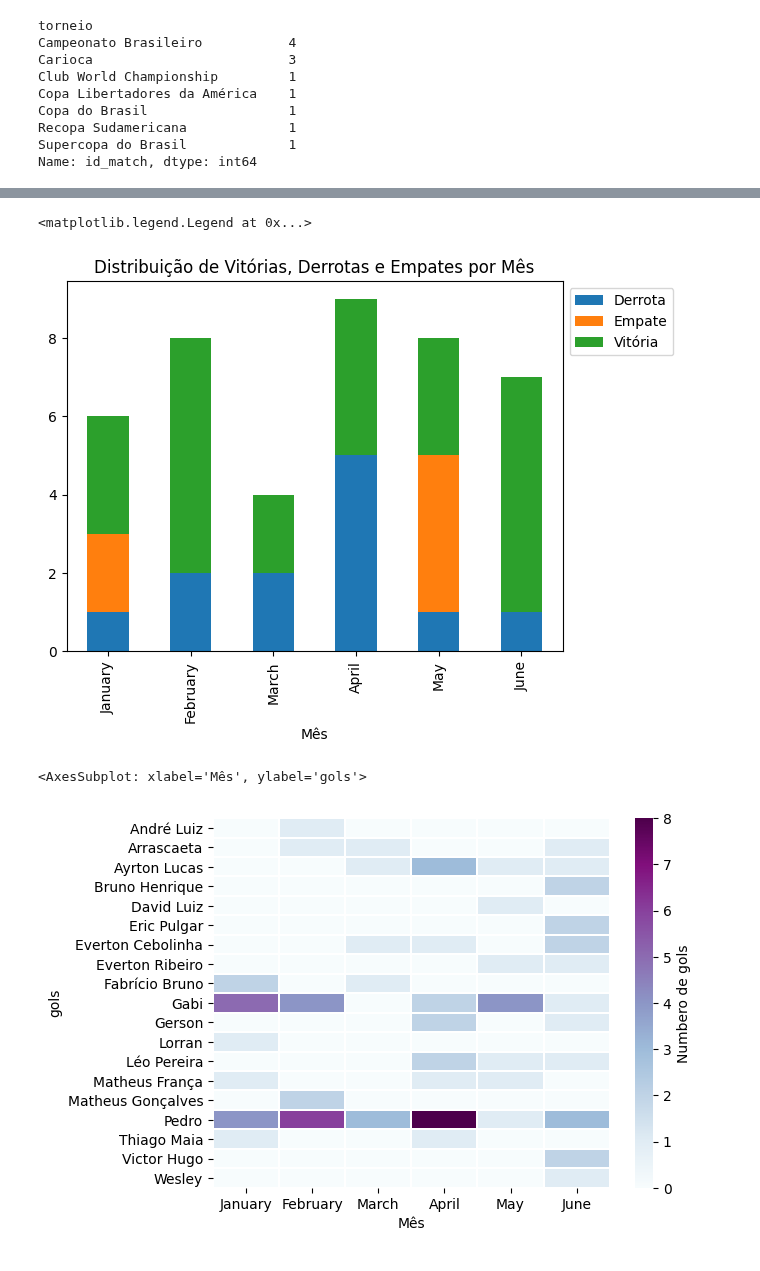
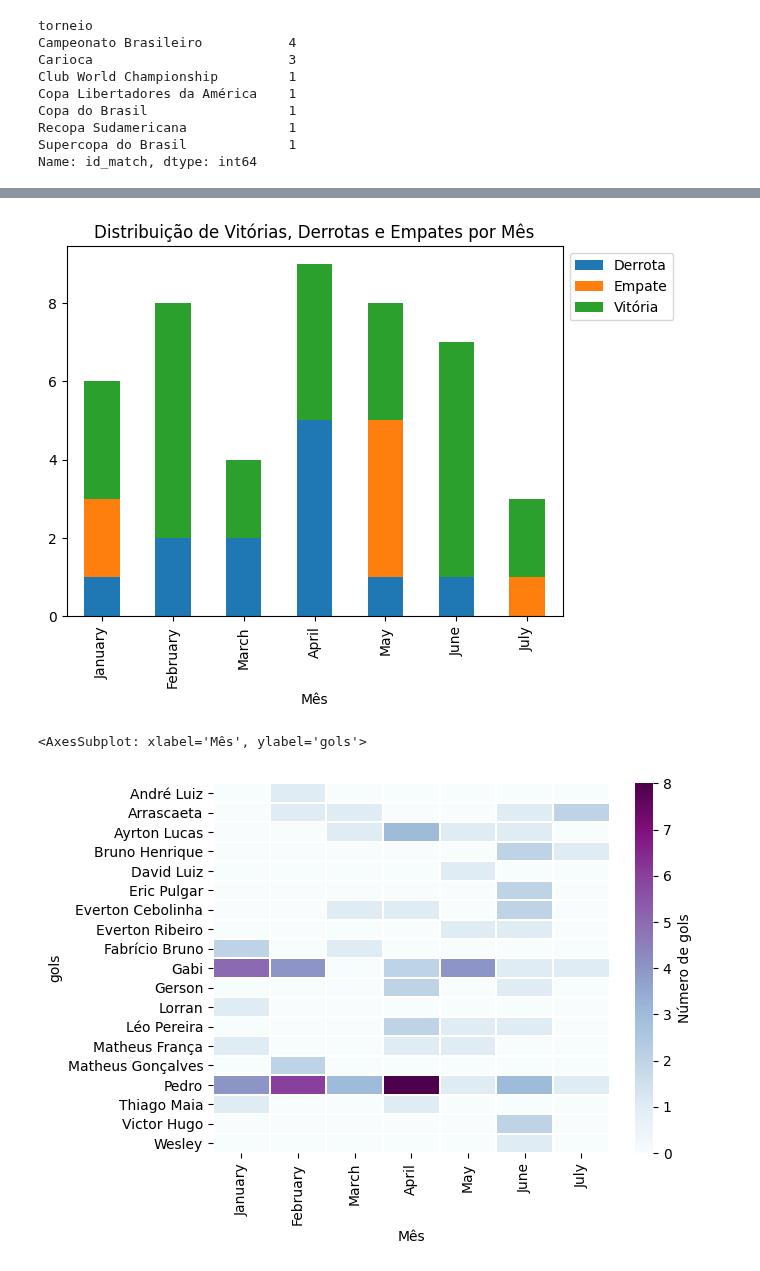
Before and after one commit to williamjouse/jogos-Flamengo-2023, a Jupyter notebook: analysis.ipynb, the cells around one changed output, grey strips where cells are left out. Drawn from its saved outputs; the diff is of its cells as text; code cells hidden in the pictures.

```diff
--- a/analysis.ipynb
+++ b/analysis.ipynb
@@ -181,8 +189,7 @@ Aproveitamento pontos: 81/129
 # %% [markdown]
 **Número de Gols por mês**
 # %%
-new_order = ['January', 'February', 'March', 'April', 'May', 'June']
-             #'July', 'August', 'September', 'October', 'November', 'December']
+new_order = ['January', 'February', 'March', 'April', 'May', 'June', 'July']#, 'August', 'September', 'October', 'November', 'December']
 
 gols_home = j_marcou_casa.groupby(j_marcou_casa['kick-off'].dt.month_name())['home_score'].agg(['sum', 'mean']).reindex(new_order, axis=0)
 gols_away = j_marcou_fora.groupby(j_marcou_fora['kick-off'].dt.month_name())['away_score'].agg(['sum', 'mean']).reindex(new_order, axis=0)
@@ -445,13 +455,13 @@ victory
 # %%
 fig, ax = plt.subplots()
-victory.plot(kind='bar', stacked=True, ax=ax,)
+victory.plot(kind='bar', stacked=True, ax=ax)
 
 
 ax.set_title('Distribuição de Vitórias, Derrotas e Empates por Mês')
 plt.legend(bbox_to_anchor=(1.0, 1.0), loc='upper left')
+plt.show()
 # %% [output]
-<matplotlib.legend.Legend at 0x...>
-[figure, old version]
+[figure, new version]
 # %%
 df['Mês'] = df['kick-off'].dt.month_name()
 
@@ -459,6 +468,6 @@ df['Mês'] = df['kick-off'].dt.month_name()
 tableII = df.groupby(['gols','Mês'])['id_match'].count().unstack().fillna(0).reindex(new_order, axis=1)
 # %%
-sns.heatmap(tableII, linewidths=1.4, cmap='BuPu', cbar_kws={'label': 'Numbero de gols'})
+sns.heatmap(tableII, linewidths=1.4, cmap='BuPu', cbar_kws={'label': 'Número de gols'})
 # %% [output]
 <AxesSubplot: xlabel='Mês', ylabel='gols'>
-[figure, old version]
+[figure, new version]
```
Also changed, not shown: parts of 12 cells of this notebook, 7 other files.
